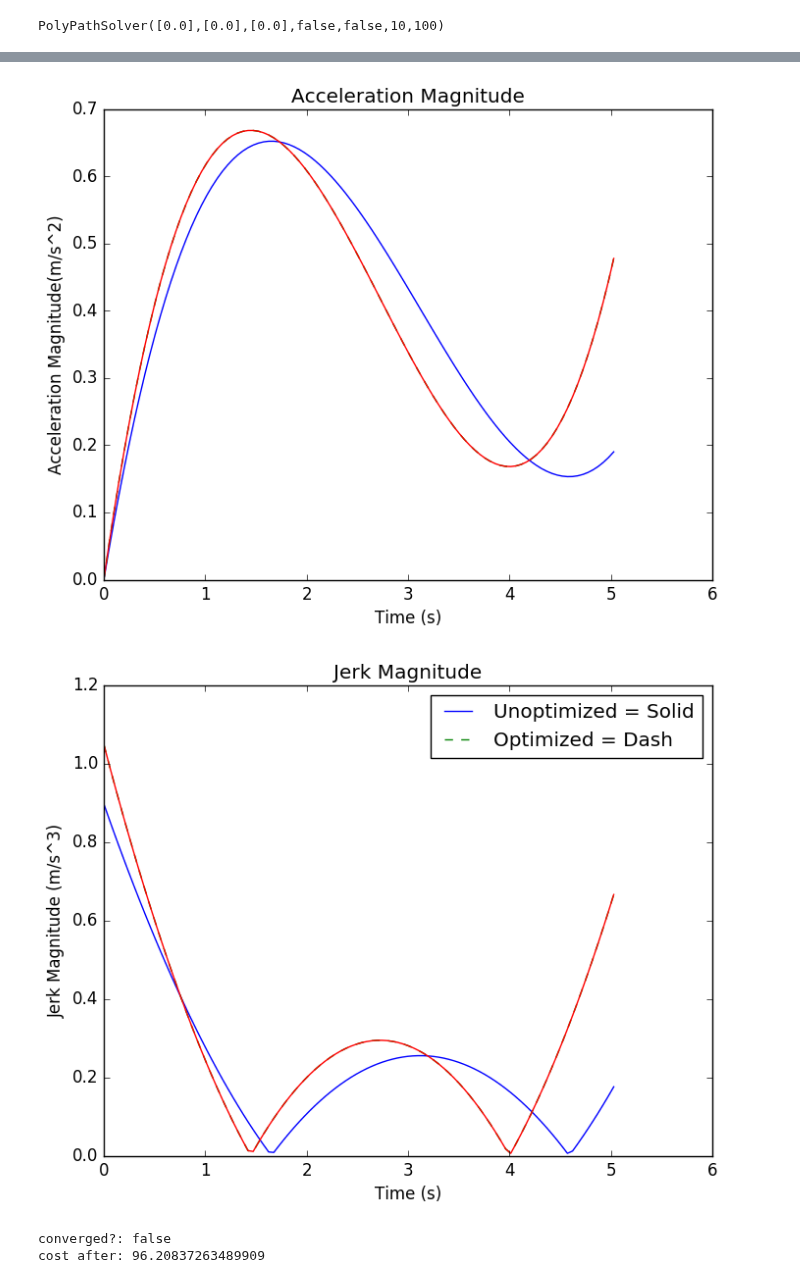
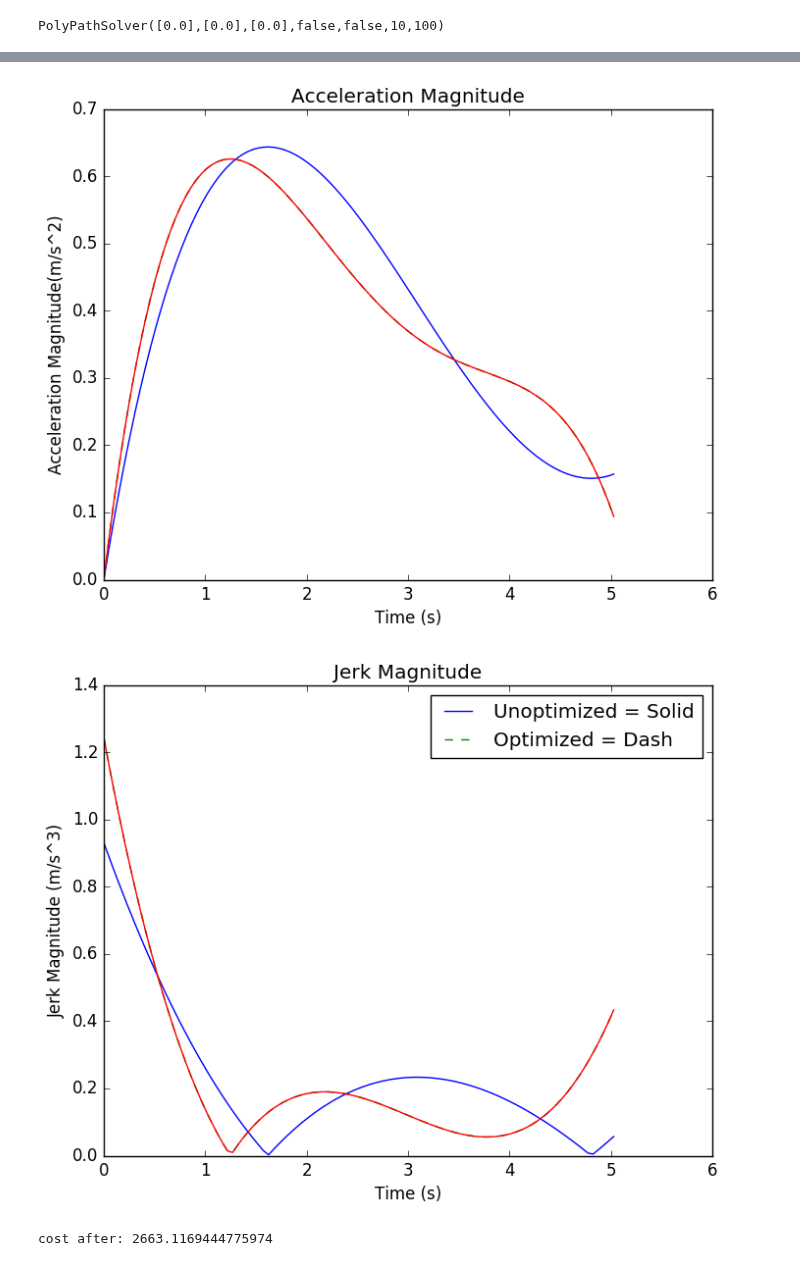
Before and after one commit to stefantj/polynomial-path-smoothing, a Jupyter notebook: TestingBestLocalPlanner.ipynb, the cells around one changed output, grey strips where cells are left out. Cells and saved outputs as stored; diff of their text form; code cells hidden in the pictures.

Commit message:
Added an accel cost that only works for 2d to penalize being above, and made the optimization step once and resolve, and increased the weight of obstacles from 0.01 to 1

```diff
--- a/TestingBestLocalPlanner.ipynb
+++ b/TestingBestLocalPlanner.ipynb
@@ -9,7 +27,7 @@ debugPlotDash (generic function with 1 method)
 tuningI = TuningParams([0;1;0;1;0],    # q_coeff::Vector{Int64}
                        [500.0;5000.0], # softConstrWeights::Vector{Float64}
                         0.2,           # numericVelWeight::Float64
-                        0.01,          # obstacleWeight::Float64
+                        1,          # obstacleWeight::Float64
                         0.1,           # derivativeWeight::Float64
                         0.02,          # precision::Float64
                         1000,            # iterations::Int64
@@ -25,7 +43,7 @@ tuningI = TuningParams([0;1;0;1;0],    # q_coeff::Vector{Int64}
                         100,           # timeRes::Int64
                         0.01,          # precisionVel::Float64
                         0.95,          # percentAcc::Float64
-                        1.0);          # accelWeight::Float64
+                        4.0);          # accelWeight::Float64
 problem = PathProblem( [1.0 0.0 0.0;        # x
                         1.0 0.0 0.0;        # y
                         1.0 0.0 0.0],       # z  #start_config::Array{Float64,2}
@@ -41,7 +59,7 @@ problem = PathProblem( [1.0 0.0 0.0;        # x
                         [0;1;2;0;1;2],      # PconstraintOrders::Vector{Int64}
                         zeros(0,2),         # PconstraintSoft::Array{Float64,2}
                         false,              # isDim3::Bool
-                        1,                  # dof::{Int64}
+                        2,                  # dof::{Int64}
                         zeros(0,0,1),       # costmap::Array{Int8,3}
                         7.0,               # grid_extent::Float64
                         0.1,                # grid_resolution::Float64
@@ -214,23 +232,27 @@ while(solvHelp.PunVerified)
 
     #1)OPTIMIZE free constraints with limits built in; 2)COST function
     println("cost before: ", costFunc(df, solution, problem, solvHelp, tuningI))
-    result = optimize(x -> costFunc(x, solution, problem, solvHelp, tuningI), df,
-                                    GradientDescent());#,
-                                    #OptimizationOptions(iterations = tuningI.iterations));
+    #Do one iteration solve next iteration repeat
+    for i = 1:tuningI.iterations
+        result = optimize(x -> costFunc(x, solution, problem, solvHelp, tuningI), df,
+                                        GradientDescent(),
+                                        OptimizationOptions(iterations = 1));
 
-    #Save the result of the optimization
-    df = Optim.minimizer(result)
-    println("converged?: ", Optim.converged(result))
-    println("cost after: ", costFunc(df, solution, problem, solvHelp, tuningI))
+        #Save the result of the optimization
+        df = Optim.minimizer(result)
+        #println("converged?: ", Optim.converged(result))
 
-    #Resolve df into the respective free constraints and solve again
-    problem.PconstrFree = decompose_df(df, problem);
 
-    #solve for the polynomial coefficients
-    solution.coeffs = solvePolysInitially(problem,solvHelp);
+        #Resolve df into the respective free constraints and solve again
+        problem.PconstrFree = decompose_df(df, problem);
 
-    #Check in bounds and collect the cells
-    solution.cells, solvHelp.PoutOfBounds = occupancyCellChecker(solution, problem, tuningI);
+        #solve for the polynomial coefficients
+        solution.coeffs = solvePolysInitially(problem,solvHelp);
+
+        #Check in bounds and collect the cells
+        solution.cells, solvHelp.PoutOfBounds = occupancyCellChecker(solution, problem, tuningI);
+    end
+            println("cost after: ", costFunc(df, solution, problem, solvHelp, tuningI))
     debugPlotDash(solution, problem, tuningI)
     #Break if out of bounds and display an error
     if(solvHelp.PoutOfBounds)
@@ -275,7 +297,6 @@ cost before: 99.88305012566164
-[figure, old version]
+[figure, new version]
-[figure, old version]
+[figure, new version]
-converged?: false
-cost after: 96.20837263489909
+cost after: 2663.1169444775974
 PyObject <matplotlib.image.AxesImage object at 0x...>
 # %%
 #Create the optimization function for use in JuMP
```
Also changed, not shown: parts of 2 cells of this notebook, 1 other file.
